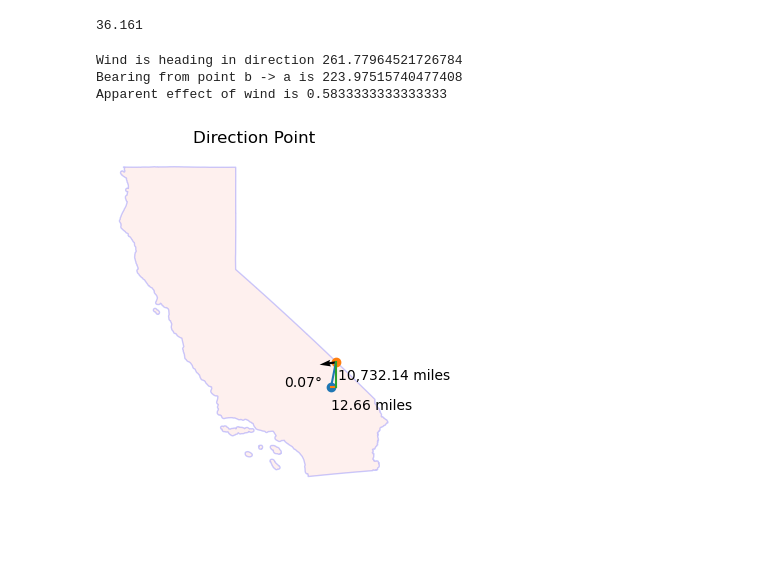
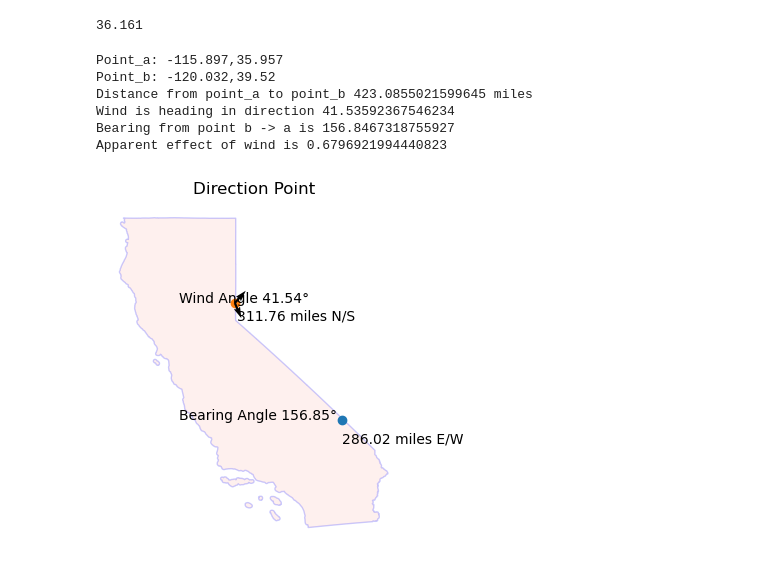
Before and after one commit to jmdatasci/fire_capstone, a Jupyter notebook: src/data/wind/8. wind_direction.ipynb, the cells around one changed output. Saved outputs shown, nothing was run; the diff lists cells and outputs as text; code cells hidden in the pictures; blank space fills up the shorter version.

Commit message:
Directionality based on point a and b

```diff
--- a/src/data/wind/8. wind_direction.ipynb
+++ b/src/data/wind/8. wind_direction.ipynb
@@ -224,8 +221,8 @@ test_df.iloc[2,:]['lat']
 # %% [output]
 36.161
 # %%
-idx_a = 1
-idx_b = 2
+idx_a = 3
+idx_b = 4
 pa = test_df['geometry'][idx_a]
 pb = test_df['geometry'][idx_b]
 
@@ -246,12 +243,31 @@ pb_v = test_df.iloc[idx_b,:]['v']
 pb_lat = test_df.iloc[idx_b,:]['lat']
 pb_lon = test_df.iloc[idx_b,:]['lon']
 
-d_X = np.cos(pa_lat) * np.cos((pa_lon - pb_lon))
-d_Y = np.cos(pb_lat) * np.sin(pa_lat) - np.sin(pb_lat) * np.cos(pa_lat) * np.cos((pa_lon - pb_lon))
+
+if pb_lon > pa_lon:
+    d_X = -np.cos(pa_lat) * np.sin(pa_lon - pb_lon)
+else:
+    d_X = np.cos(pa_lat) * np.sin(pa_lon - pb_lon)
+
+if pb_lat >pb_lon:
+    d_Y = -np.cos(pb_lat) * np.sin(pa_lat) - np.sin(pb_lat) * np.cos(pa_lat) * np.cos(pa_lon - pb_lon)
+else:
+    d_Y = np.cos(pb_lat) * np.sin(pa_lat) - np.sin(pb_lat) * np.cos(pa_lat) * np.cos(pa_lon - pb_lon)
+
+dx = abs(pb_x-pa_x)
+dy = abs(pb_y-pa_y)
+dist = np.sqrt(dx**2 + dy**2)
+
 B_ba = np.arctan2(d_X,d_Y)*(180/np.pi)%360
 B_ba
 
 wdir_ba = np.arctan2(pb_u,pb_v)*(180/np.pi)%360
+
+
+print(f"Point_a: {pa_lon},{pa_lat}")
+print(f"Point_b: {pb_lon},{pb_lat}")
+
+print(f"Distance from point_a to point_b {dist* 0.000621371} miles")
 
 print(f"Wind is heading in direction {wdir_ba}")
 print(f"Bearing from point b -> a is {B_ba}")
@@ -264,39 +280,46 @@ else:
 
 print(f"Apparent effect of wind is {upwind_effect}")
 # %% [output]
-Wind is heading in direction 261.77964521726784
-Bearing from point b -> a is 223.97515740477408
-Apparent effect of wind is 0.5833333333333333
+Point_a: -115.897,35.957
+Point_b: -120.032,39.52
+Distance from point_a to point_b 423.0855021599645 miles
+Wind is heading in direction 41.53592367546234
+Bearing from point b -> a is 156.8467318755927
+Apparent effect of wind is 0.6796921994440823
 # %%
 f,ax = plt.subplots(1,1, figsize=(4,4),
     sharex=True, sharey=True, dpi=dpi)
 f.tight_layout()
 ax.set_axis_off()
 plt.title('Direction Point',fontsize='large')
 divider = make_axes_locatable(ax)
 ux = ca_bound.to_crs(epsg=3857).plot(ax=ax,
 edgecolor='blue',    cmap='Pastel1', alpha = 0.2,
 legend=True, cax=None)
 
 #Points of interest
 ux.scatter(pa_x, pa_y)
 ux.scatter(pb_x, pb_y)
 
-#Triangle between point a and b
-ux.plot((pa_x,pb_x),(pa_y,pb_y))
-ux.plot((pa_x,pa_x+dx),(pa_y,pa_y))
-ux.plot((pa_x+dx,pb_x),(pa_y,pb_y))
+# #Triangle between point a and b
+# ux.plot((pa_x,pb_x),(pa_y,pb_y))
+# ux.plot((pa_x,pa_x+dx),(pa_y,pa_y))
+# ux.plot((pa_x+dx,pb_x),(pa_y,pb_y))
 
 #Distances and apparent angle
-ux.text(pa_x+1000,pa_y-100000,f'{dx* 0.000621371:,.02f} miles')
-ux.text(pb_x+10000,pb_y-75000,f'{dy* 0.000621371:,.02f} miles')
-ux.text(pa_x-200000, pa_y, f'{angle:,.02f}°')
+ux.text(pa_x+1000,pa_y-100000,f'{dx* 0.000621371:,.02f} miles E/W')
+ux.text(pb_x+10000,pb_y-75000,f'{dy* 0.000621371:,.02f} miles N/S')
+
+ux.text(pa_x-700000, pa_y, f'Bearing Angle {B_ba:,.02f}°')
+ux.text(pa_x-700000, pb_y, f'Wind Angle {wdir_ba:,.02f}°')
+
 
 #Wind Dir Overlay
 ux.quiver(pb_x,pb_y,pb_u,pb_v)
+ux.quiver(pb_x,pb_y,d_X,d_Y)
 plt.show()
 # %% [output]
-[figure, old version]
+[figure, new version]
 # %%
 angle = 360-np.degrees(np.arctan(dy/dx))
 print(test_df['wdir'][2], angle)
```
Also changed, not shown: parts of 9 cells of this notebook.
